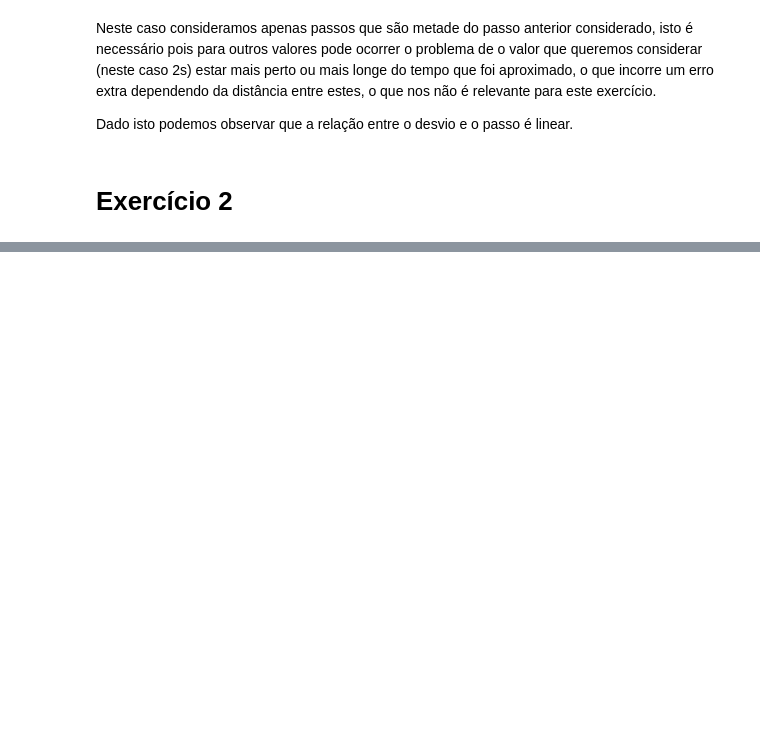
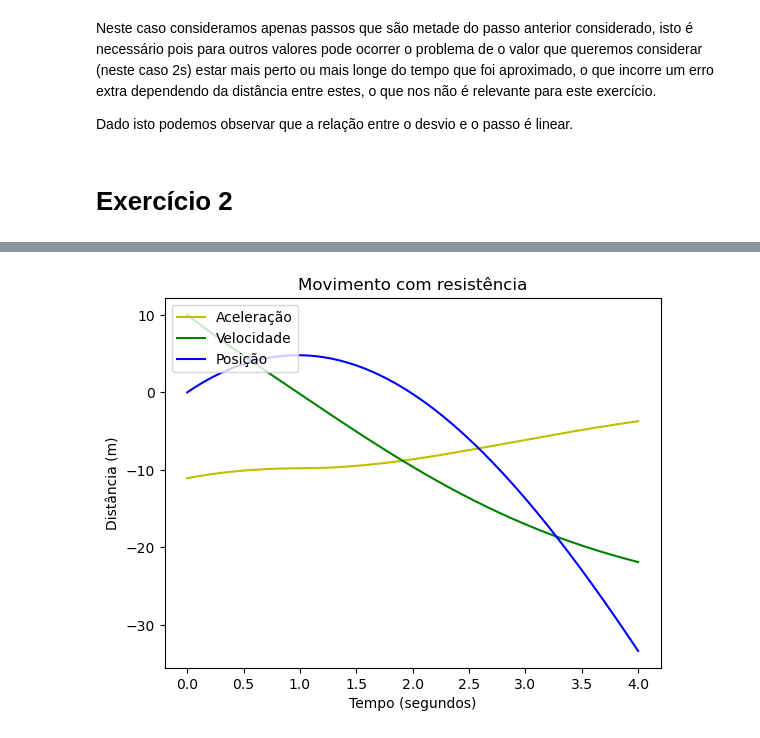
Before and after one commit to JCapucho/universidade, a Jupyter notebook: MSF/aula04/guião.ipynb, the cells around one changed output, grey strips where cells are left out. Saved outputs shown, nothing was run; the diff lists cells and outputs as text; code cells hidden in the pictures; blank space fills up the shorter version.

```diff
--- a/MSF/aula04/guião.ipynb
+++ b/MSF/aula04/guião.ipynb
@@ -347,0 +364,46 @@ $$
+# %%
+vT = 100 * (1000/3600)
+
+# Parâmetros
+dt = 0.001
+t0 = 0
+tf = 4.0
+y0 = 0
+vy0 = 10
+
+def accel(v):
+    return -g - (g/(vT**2) * v * np.abs(v))
+
+# Número de passos/iterações
+#
+# + 0.1 para garantir que não há arrendodamentos
+# para baixo
+n = int((tf-t0) / dt + 0.1)
+
+t = np.zeros(n + 1)
+y = np.zeros(n + 1)
+vy = np.zeros(n + 1)
+ay = np.zeros(n + 1)
+
+# Insert initial values
+vy[0] = vy0
+t[0] = t0
+y[0] = y0
+ay[0] = accel(vy0)
+
+for i in range(n):
+    ay[i + 1] = accel(vy[i])
+    vy[i + 1] = vy[i] + ay[i] * dt
+    y[i + 1] = y[i] + vy[i] * dt
+    t[i + 1] = t[i] + dt
+
+plt.plot(t, ay, "y", label="Aceleração")
+plt.plot(t, vy, "g", label="Velocidade")
+plt.plot(t, y, "b", label="Posição")
+plt.xlabel("Tempo (segundos)")
+plt.ylabel("Distância (m)")
+plt.legend(loc="upper left")
+plt.title("Movimento com resistência")
+plt.show()
+# %% [output]
+[figure, added]
```
Also changed, not shown: parts of 10 cells of this notebook, 1 other file.
